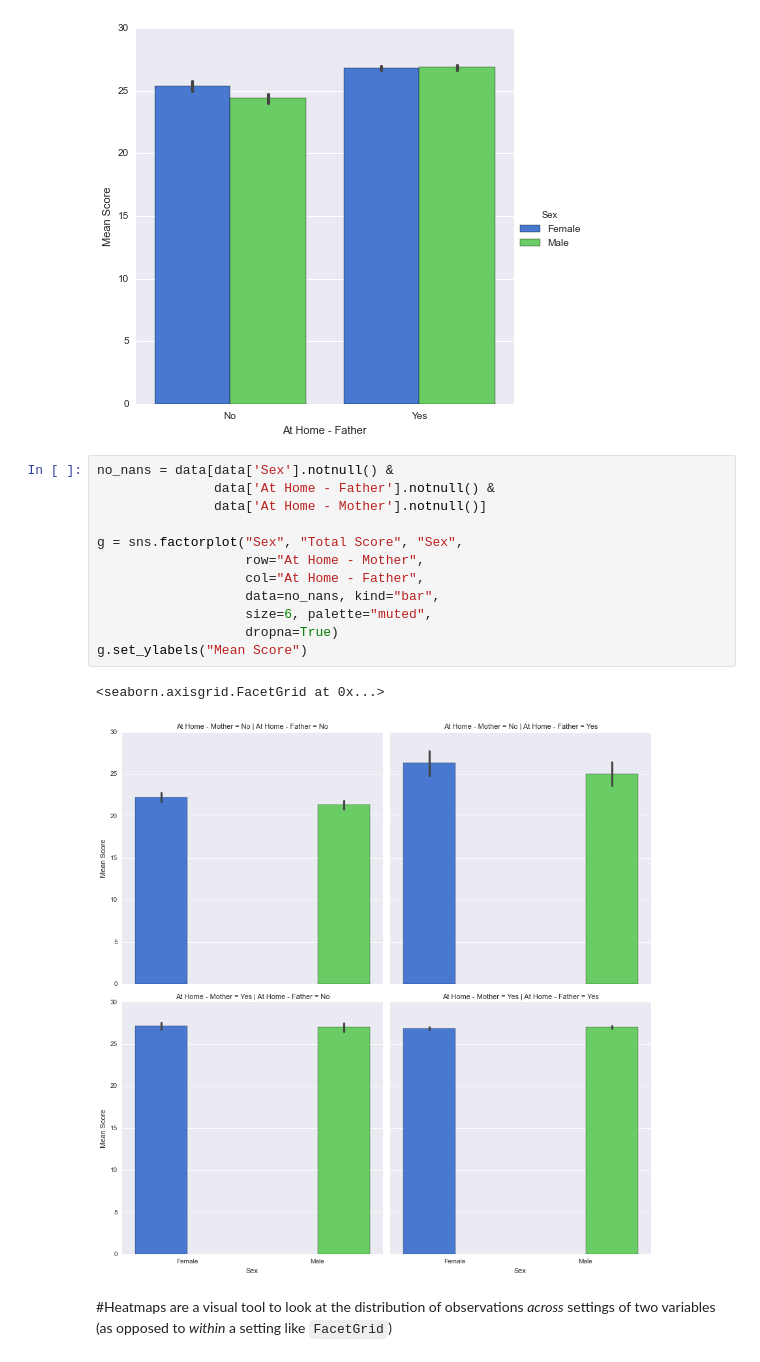
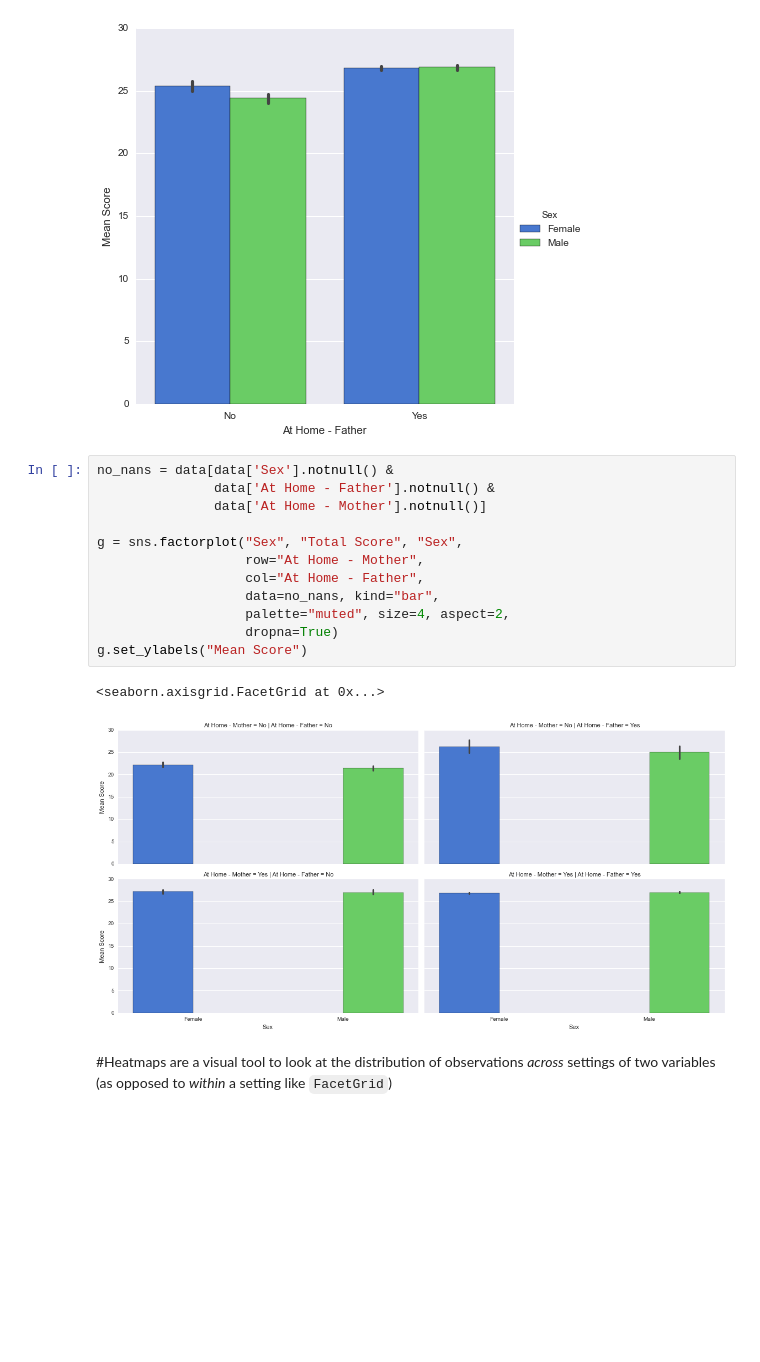
Before and after one commit to dsakagi/odsc-pisa, a Jupyter notebook: PISAMEX.ipynb, the cells around one changed output. Drawn from its saved outputs; the diff is of its cells as text; blank space fills up the shorter version.

```diff
--- a/PISAMEX.ipynb
+++ b/PISAMEX.ipynb
@@ -466,18 +452,18 @@ g.set_ylabels("Mean Score")
 # %%
 no_nans = data[data['Sex'].notnull() &
                data['At Home - Father'].notnull() &
                data['At Home - Mother'].notnull()]
 
 g = sns.factorplot("Sex", "Total Score", "Sex",
                    row="At Home - Mother",
                    col="At Home - Father",
                    data=no_nans, kind="bar",
-                   size=6, palette="muted",
+                   palette="muted", size=4, aspect=2,
                    dropna=True)
 g.set_ylabels("Mean Score")
 # %% [output]
 <seaborn.axisgrid.FacetGrid at 0x...>
-[figure, old version]
+[figure, new version]
 # %% [markdown]
 #Heatmaps are a visual tool to look at the distribution of observations _across_ settings of two variables (as opposed to _within_ a setting like `FacetGrid`)
 # %% [markdown]
```
Also changed, not shown: parts of 7 cells of this notebook.
